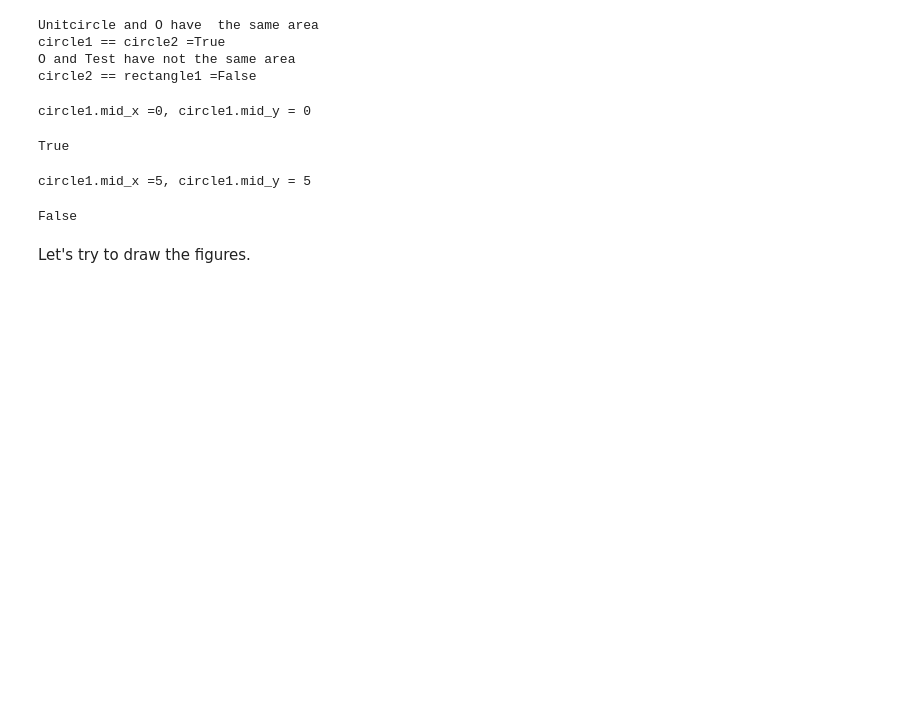
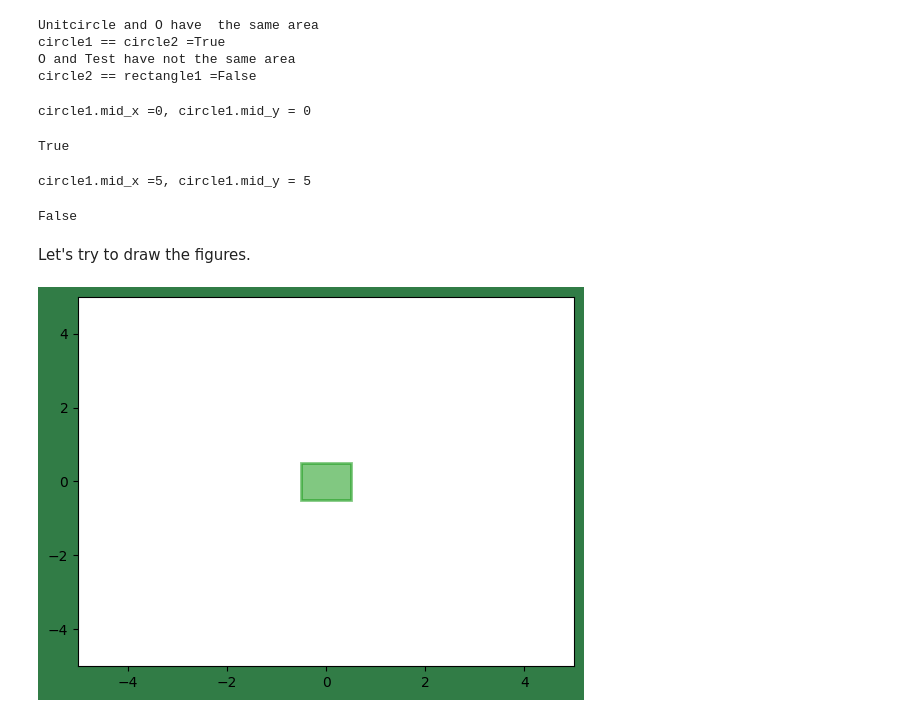
Before and after one commit to MaryKavalion/Python-Mary-Kavalionak, a Jupyter notebook: Labs/Geometry_OOP/Labb3_flow.ipynb, the cells around one changed output. Drawn from its saved outputs; the diff is of its cells as text; code cells hidden in the pictures; blank space fills up the shorter version.

Commit message:
modified:   Labs/Geometry_OOP/Labb3_flow.ipynb drew a rectangle

```diff
--- a/Labs/Geometry_OOP/Labb3_flow.ipynb
+++ b/Labs/Geometry_OOP/Labb3_flow.ipynb
@@ -203,0 +199,15 @@ Let's try to draw the figures.
+# %%
+# rectangle1 = MyRectangle ("Test", 0, 0, 1, 1)
+# circle1 = Circle ("Unitcircle", 0, 0, 1)
+
+f, ax = plt.subplots()
+f.set_facecolor('#317C46')
+ax.set (xlim=(-5, 5), ylim=(-5, 5)) # we probably need a function which sets the limits depending on the figure class
+rectangle1_picture = patches.Rectangle ((rectangle1.left_x, rectangle1.down_y), rectangle1.width, rectangle1.height, lw = 2, color = '#049204', alpha = 0.5)
+ax.add_patch(rectangle1_picture)
+plt.show()
+
+
+# the function inside the class will not create the axis
+# %% [output]
+[figure, added]
```
Also changed, not shown: parts of 3 cells of this notebook.
